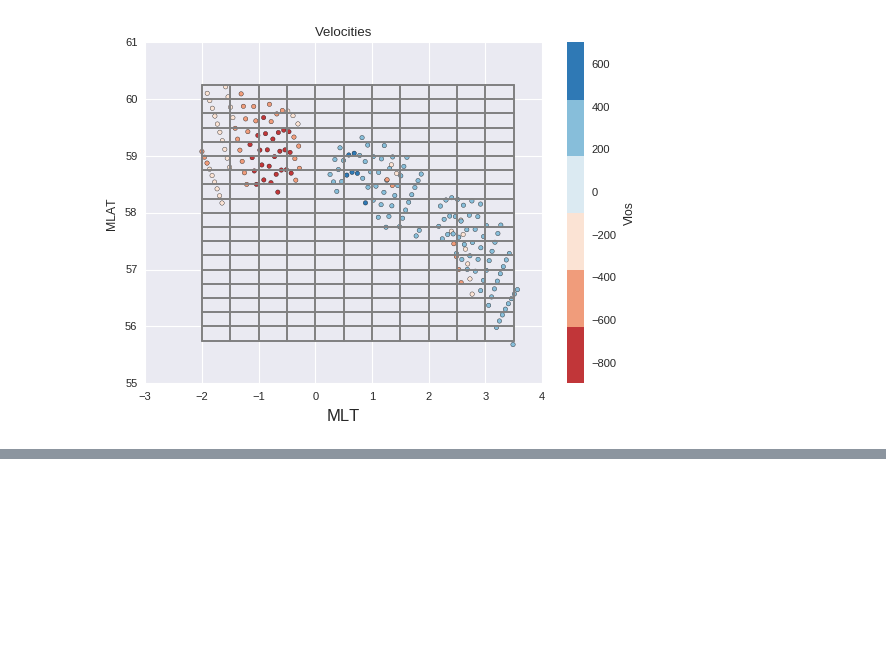
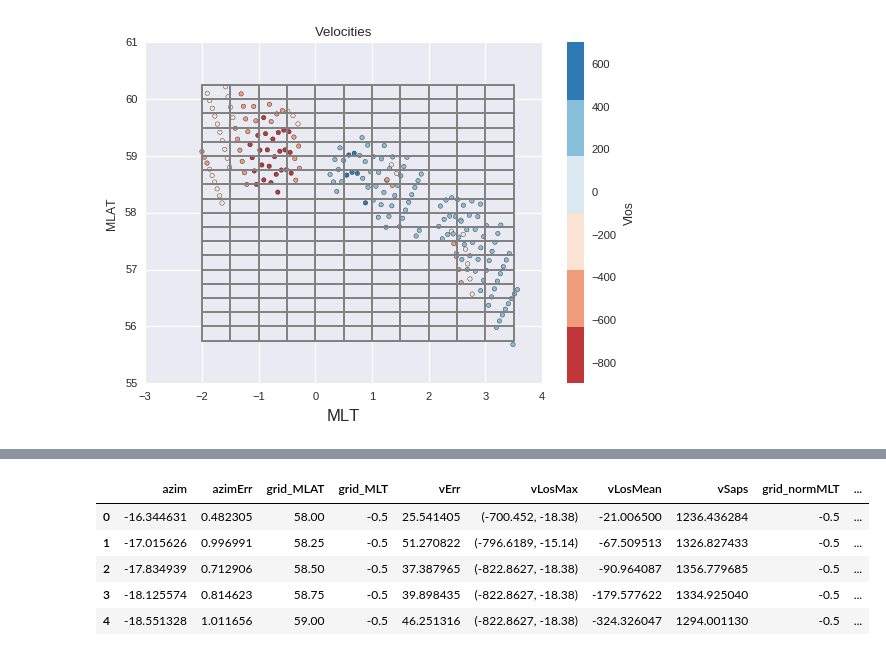
Before and after one commit to bharatreddy/vel-analys, a Jupyter notebook: ipy/optmz_search.ipynb, the cells around one changed output, grey strips where cells are left out. Drawn from its saved outputs; the diff is of its cells as text; code cells hidden in the pictures; blank space fills up the shorter version.

```diff
--- a/ipy/optmz_search.ipynb
+++ b/ipy/optmz_search.ipynb
@@ -242,10 +255,15 @@ azimMax.name = 'max_azim'
 azimMin.name = 'min_azim'
 gridCounts.name = 'count'
 gridDataDF = pandas.concat( [azimMax, azimMin, gridCounts], axis=1 ).reset_index()
-# gridDataDF = azimRangeDF.merge( gridCounts, on=["grid_MLT", "grid_MLAT"] )
-# print "min & max MLT-->", gridDataDF["grid_MLT"].min(), gridDataDF["grid_MLT"].max()
-# print "min & max MLAT-->",gridDataDF["grid_MLAT"].min(), gridDataDF["grid_MLAT"].max()
-# print gridDataDF.head()
+# We'll store the fitting results in a DF
+gridMLTArr = []
+gridMLATArr = []
+vMaxArr = []
+azimArr = []
+vErrArr = []
+azimErrArr = []
+vLosMeanArr = []
+vLosMaxArr = []
 
 normMltVals = list( numpy.sort( gridDataDF["grid_MLT"].unique() ) )
 mlatVals = list( numpy.sort( gridDataDF["grid_MLAT"].unique() ) )
@@ -272,13 +290,61 @@ for inmlt in normMltVals:
         # discard all the cells where uniq azimuths are less than 3!
         if len(uniqAzims) < 3:
             continue
-        print "working with cell--->", inmlt, inmlt+1., jmlat, jmlat+0.5
-        print "azim range, uniq azim count-->", currCellAzimRange, len(uniqAzims)
-#         print currVelCellDF.head()
-        # Check for num data points/ azim range and good fits here.
-        # This way we'll get info about all the good 2x2 cells available.
-#         break
-#     break
+#         print "working with cell--->", inmlt, inmlt+1., jmlat, jmlat+0.5
+#         print "azim range, uniq azim count-->", currCellAzimRange, len(uniqAzims)
+
+        # now verify sine curve fitting with the selected/remaining cells
+        currVelDetDF = velAnlysDF[ ( (velAnlysDF["grid_MLT"] >= inmlt) & (velAnlysDF["grid_MLT"] <= inmlt+1.) &\
+                                (velAnlysDF["grid_MLAT"] >= jmlat) & (velAnlysDF["grid_MLAT"] <= jmlat+0.5) ) ].\
+                    reset_index(drop=True)
+        popt, pcov = scipy.optimize.curve_fit(vel_sine_func, \
+                                currVelDetDF['azim'].T,\
+                                currVelDetDF['Vlos'].T,
+                               p0=( 1000., 10. ))
+        # Now discard the bad fits, at this point we'll just use azimuths
+        # discard the estimated azimuths which don't fall in the -90 +/- 20 range
+        # We can further discard cells based on errors etc!
+        if abs( popt[1] ) > 20.:
+#             print "<--DISCARDING bad fit azimuth is beyond acceptible limit-->"
+#             print "Vmax--->", popt[0],"+/-", pcov[0,0]**0.5
+#             print "delTheta--->", popt[1],"+/-", pcov[1,1]**0.5
+#             print "<--DISCARDING bad fit azimuth is beyond acceptible limit-->"
+            continue
+        gridMLTArr.append( inmlt )
+        gridMLATArr.append( jmlat )
+        vMaxArr.append( popt[0] )
+        azimArr.append( popt[1] )
+        vErrArr.append( pcov[0,0]**0.5 )
+        azimErrArr.append( pcov[1,1]**0.5 )
+        vLosMeanArr.append( currVelDetDF['Vlos'].mean() )
+        if ( numpy.abs( numpy.min(currVelDetDF['Vlos']) ) >= numpy.max( currVelDetDF['Vlos'] ) ):
+            currVlosMax = numpy.min(currVelDetDF['Vlos'])
+        else:
+            currVlosMax = numpy.max(currVelDetDF['Vlos'])
+        currVlosMaxAzim = currVelDetDF[ currVelDetDF['Vlos'] == currVlosMax ]["azim"].tolist()[0]
+        vLosMaxArr.append( ( currVlosMax, currVlosMaxAzim ) )
+
+# convert to a dataframe
+fitResultsDF = pandas.DataFrame(
+    {'grid_MLT': gridMLTArr,
+     'grid_MLAT': gridMLATArr,
+     'vSaps': vMaxArr,
+     'azim': azimArr,
+     'vErr': vErrArr,
+     'azimErr': azimErrArr,
+     'vLosMean': vLosMeanArr,
+     'vLosMax': vLosMaxArr
+    })
+fitResultsDF['grid_normMLT'] = [x-24 if x >= 12 else x\
+                                for x in fitResultsDF['grid_MLT']]
+# Plotting end points of vectors
+fitResultsDF["plot_MLATEnd"] = numpy.round( (fitResultsDF["vSaps"]/1000.) *\
+                                numpy.cos( numpy.deg2rad(-90-1*fitResultsDF["azim"]) ) +\
+                                fitResultsDF["grid_MLAT"], 2)
+fitResultsDF["plot_normMLTEnd"] = numpy.round( (fitResultsDF["vSaps"]/1000.) *\
+                                numpy.sin( numpy.deg2rad(-90-1*fitResultsDF["azim"]) ) +\
+                                fitResultsDF["grid_normMLT"], 2)
+fitResultsDF.head()
 #### Get fitting info on all 2x2 grids.
 ####    Some combinations can be discarded with preliminary info. ####
 #### Get fitting info on all 2x2 grids.
@@ -303,0 +353,6 @@ azim range, uniq azim count--> 97.37 5
+|  | azim | azimErr | grid_MLAT | grid_MLT | vErr | vLosMax | vLosMean | vSaps | grid_normMLT | ... |
+| 0 | -16.344631 | 0.482305 | 58.00 | -0.5 | 25.541405 | (-700.452, -18.38) | -21.006500 | 1236.436284 | -0.5 | ... |
+| 1 | -17.015626 | 0.996991 | 58.25 | -0.5 | 51.270822 | (-796.6189, -15.14) | -67.509513 | 1326.827433 | -0.5 | ... |
+| 2 | -17.834939 | 0.712906 | 58.50 | -0.5 | 37.387965 | (-822.8627, -18.38) | -90.964087 | 1356.779685 | -0.5 | ... |
+| 3 | -18.125574 | 0.814623 | 58.75 | -0.5 | 39.898435 | (-822.8627, -18.38) | -179.577622 | 1334.925040 | -0.5 | ... |
+| 4 | -18.551328 | 1.011656 | 59.00 | -0.5 | 46.251316 | (-822.8627, -18.38) | -324.326047 | 1294.001130 | -0.5 | ... |
```
Also changed, not shown: parts of 4 cells of this notebook, 1 other file.
